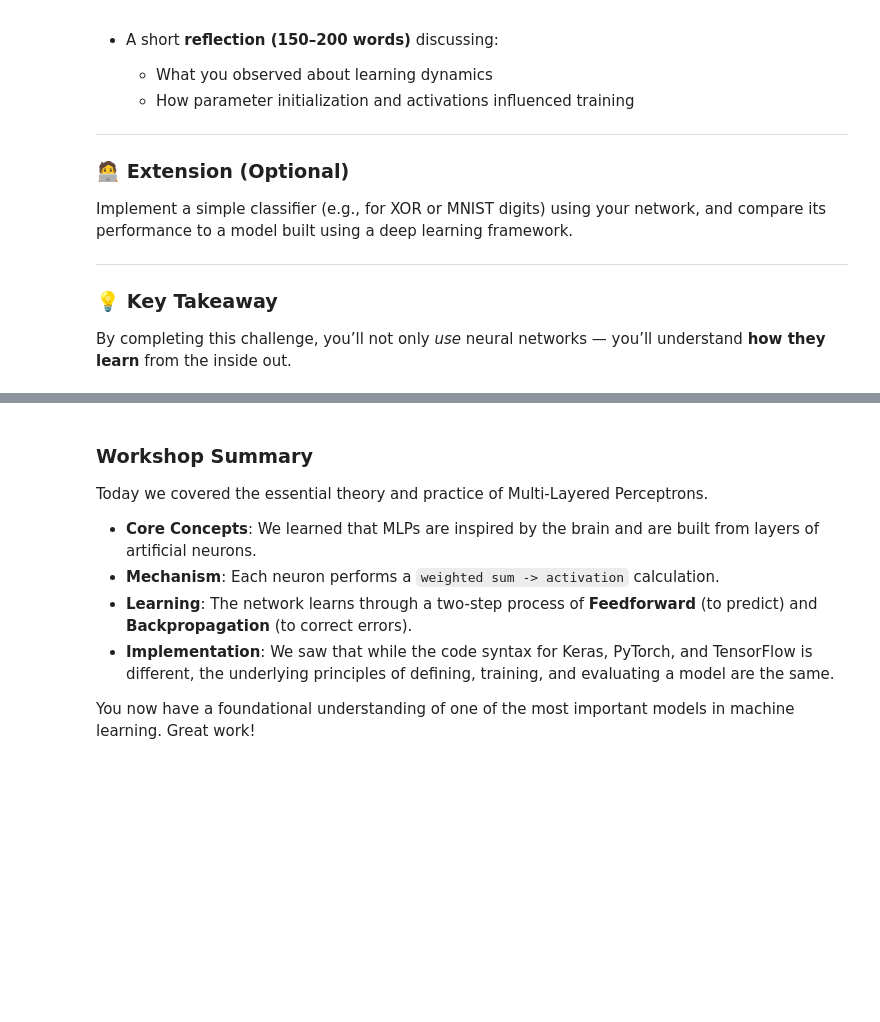
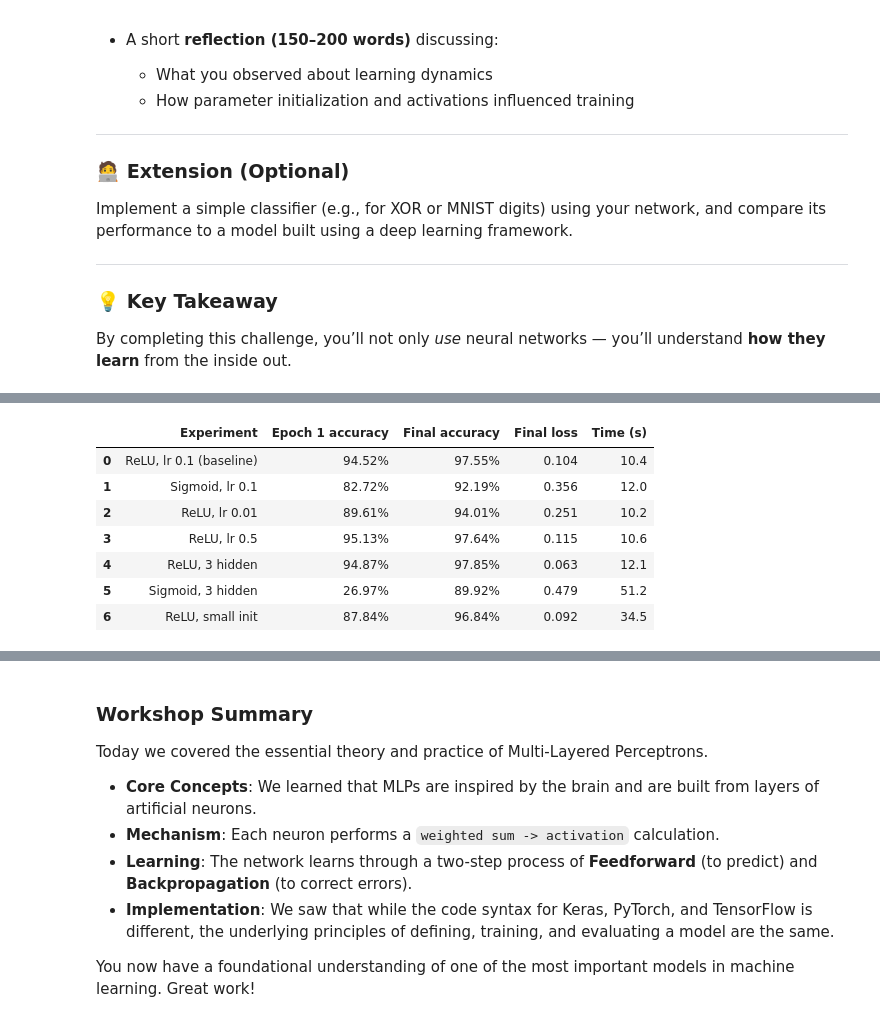
Before and after one commit to JohnBuni/MultiLayerPerceptrons_Workshop, a Jupyter notebook: MultiLayerPerceptrons_Workshop.ipynb, the cells around one changed output, grey strips where cells are left out. Saved outputs shown, nothing was run; the diff lists cells and outputs as text; code cells hidden in the pictures; blank space fills up the shorter version.

```diff
--- a/MultiLayerPerceptrons_Workshop.ipynb
+++ b/MultiLayerPerceptrons_Workshop.ipynb
@@ -729,0 +1154,20 @@ By completing this challenge, you’ll not only *use* neural networks — you’
+# %%
+def train(setup, data, learning_rate=0.1, epochs=5, batch_size=64, track_every=10):
+    params = setup.initialize()
+    rng = np.random.default_rng(setup.seed)
+    history = {"loss": [], "grad_norms": [], "test_acc": []}
+    step = 0
+    start = time.perf_counter()
+    for epoch in range(epochs):
+        for X_batch, Y_batch in data.batches(batch_size, rng):
+            _, cache = forward_propagation(X_batch, params, setup)
+            grads = backward(Y_batch, params, cache, setup)
+            if step % track_every == 0:
+                history["loss"].append(cross_entropy(cache[f"Z{setup.L}"], Y_batch))
+                history["grad_norms"].append([np.linalg.norm(grads[f"dW{l}"]) for l in range(1, setup.L + 1)])
+            params = update_parameters(params, grads, learning_rate)
+            step += 1
+        history["test_acc"].append(float(np.mean(predict(data.X_test, params, setup) == data.y_test)))
+    history["seconds"] = time.perf_counter() - start
+    history["grad_norms"] = np.array(history["grad_norms"])
+    return params, history
@@ -729,0 +1213,35 @@ By completing this challenge, you’ll not only *use* neural networks — you’
+# %%
+experiments = {
+    "ReLU, lr 0.1 (baseline)": dict(dims=(784, 128, 64, 10), act="relu", init="he", lr=0.1),
+    "Sigmoid, lr 0.1": dict(dims=(784, 128, 64, 10), act="sigmoid", init="xavier", lr=0.1),
+    "ReLU, lr 0.01": dict(dims=(784, 128, 64, 10), act="relu", init="he", lr=0.01),
+    "ReLU, lr 0.5": dict(dims=(784, 128, 64, 10), act="relu", init="he", lr=0.5),
+    "ReLU, 3 hidden": dict(dims=(784, 128, 64, 64, 10), act="relu", init="he", lr=0.1),
+    "Sigmoid, 3 hidden": dict(dims=(784, 128, 64, 64, 10), act="sigmoid", init="xavier", lr=0.1),
+    "ReLU, small init": dict(dims=(784, 128, 64, 10), act="relu", init="small", lr=0.1),
+}
+
+runs, rows = {}, []
+for name, cfg in experiments.items():
+    net = NetworkSetup(cfg["dims"], cfg["act"], cfg["init"])
+    _, hist = train(net, data, learning_rate=cfg["lr"], epochs=5)
+    runs[name] = (net, hist)
+    rows.append({
+        "Experiment": name,
+        "Epoch 1 accuracy": f"{hist['test_acc'][0]:.2%}",
+        "Final accuracy": f"{hist['test_acc'][-1]:.2%}",
+        "Final loss": round(hist["loss"][-1], 3),
+        "Time (s)": round(hist["seconds"], 1),
+    })
+
+results = pd.DataFrame(rows)
+results
+# %% [output]
+|  | Experiment | Epoch 1 accuracy | Final accuracy | Final loss | Time (s) |
+| 0 | ReLU, lr 0.1 (baseline) | 94.52% | 97.55% | 0.104 | 10.4 |
+| 1 | Sigmoid, lr 0.1 | 82.72% | 92.19% | 0.356 | 12.0 |
+| 2 | ReLU, lr 0.01 | 89.61% | 94.01% | 0.251 | 10.2 |
+| 3 | ReLU, lr 0.5 | 95.13% | 97.64% | 0.115 | 10.6 |
+| 4 | ReLU, 3 hidden | 94.87% | 97.85% | 0.063 | 12.1 |
+| 5 | Sigmoid, 3 hidden | 26.97% | 89.92% | 0.479 | 51.2 |
+| 6 | ReLU, small init | 87.84% | 96.84% | 0.092 | 34.5 |
```
Also changed, not shown: parts of 47 cells of this notebook, 6 other files.
